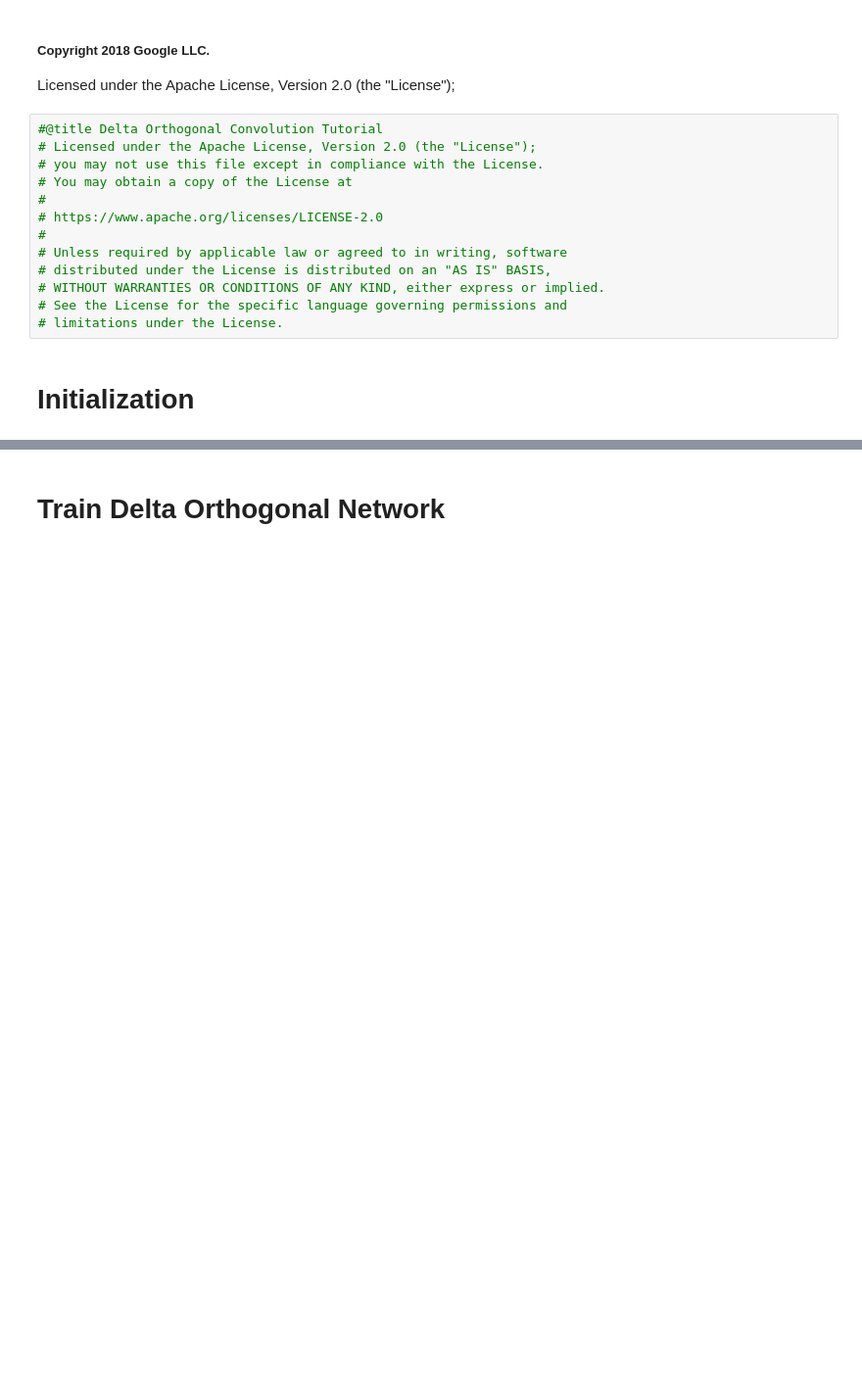
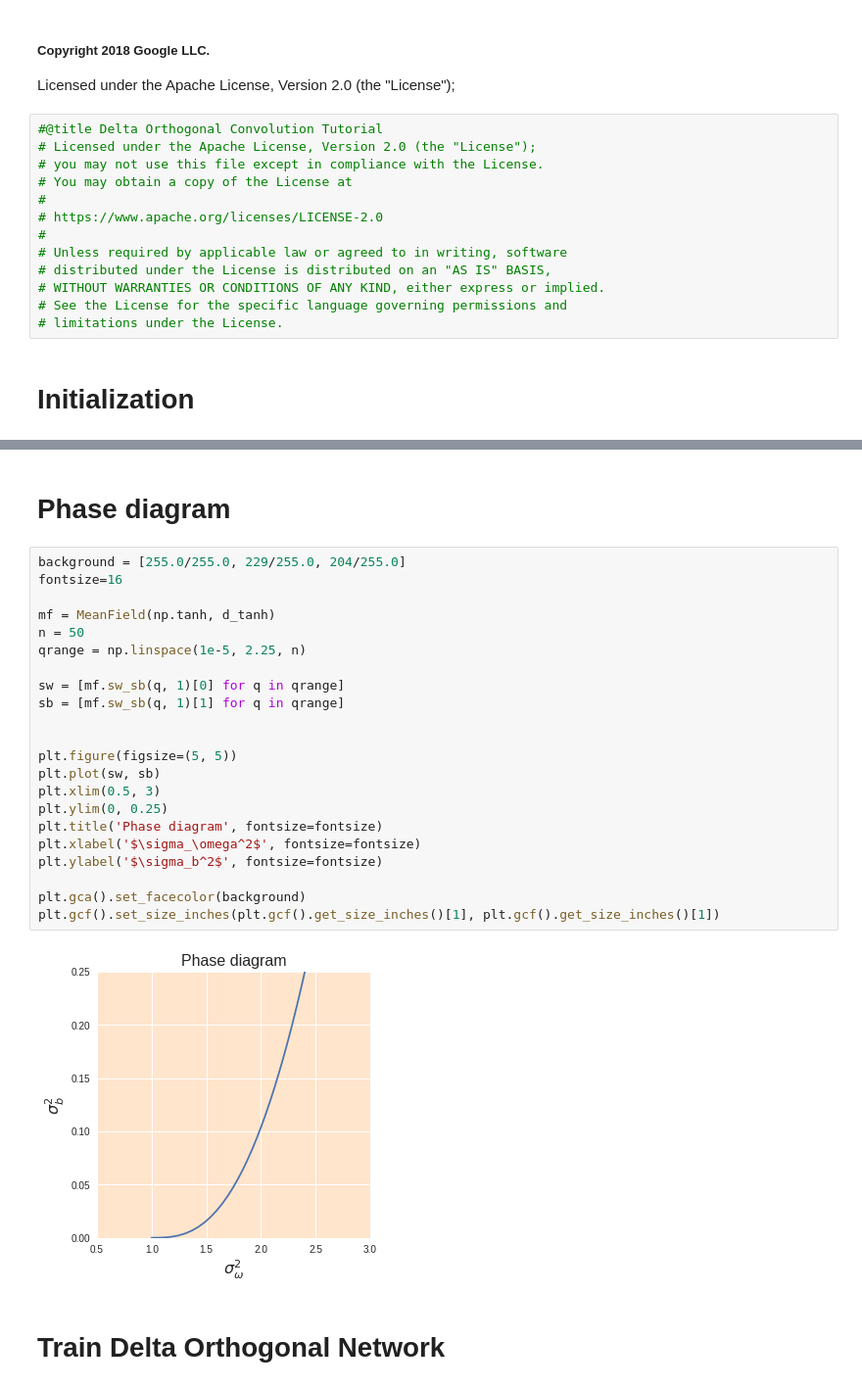
Before and after one commit to brain-research/mean-field-cnns, a Jupyter notebook: Delta_Orthogonal_Convolution_Demo.ipynb, the cells around one changed output, grey strips where cells are left out. Shown at 98% size. Cells and saved outputs as stored; diff of their text form; blank space fills up the shorter version.

```diff
--- a/Delta_Orthogonal_Convolution_Demo.ipynb
+++ b/Delta_Orthogonal_Convolution_Demo.ipynb
@@ -28,3 +72,29 @@ mnist = input_data.read_data_sets("MNIST_data/", one_hot=True)
+# %% [markdown]
+# Phase diagram
+# %%
+background = [255.0/255.0, 229/255.0, 204/255.0]
+fontsize=16
+
+mf = MeanField(np.tanh, d_tanh)
+n = 50
+qrange = np.linspace(1e-5, 2.25, n)
+
+sw = [mf.sw_sb(q, 1)[0] for q in qrange]
+sb = [mf.sw_sb(q, 1)[1] for q in qrange]
+
+
+plt.figure(figsize=(5, 5))
+plt.plot(sw, sb)
+plt.xlim(0.5, 3)
+plt.ylim(0, 0.25)
+plt.title('Phase diagram', fontsize=fontsize)
+plt.xlabel('$\sigma_\omega^2$', fontsize=fontsize)
+plt.ylabel('$\sigma_b^2$', fontsize=fontsize)
+
+plt.gca().set_facecolor(background)
+plt.gcf().set_size_inches(plt.gcf().get_size_inches()[1], plt.gcf().get_size_inches()[1])
+# %% [output]
+[figure, added]
 # %% [markdown]
 # Train Delta Orthogonal Network
 # %%
```
Also changed, not shown: parts of 11 cells of this notebook.
